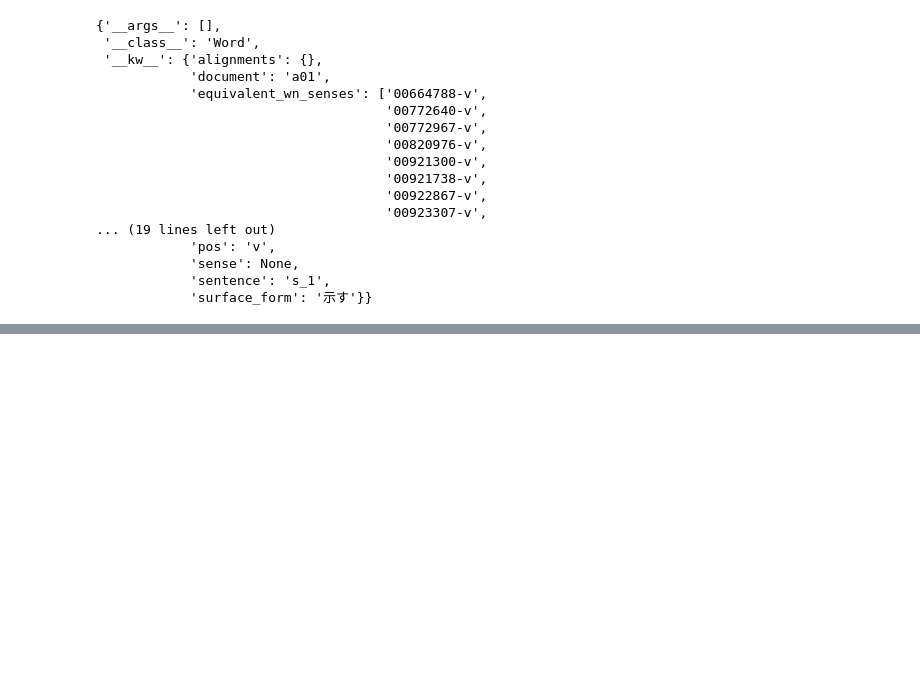
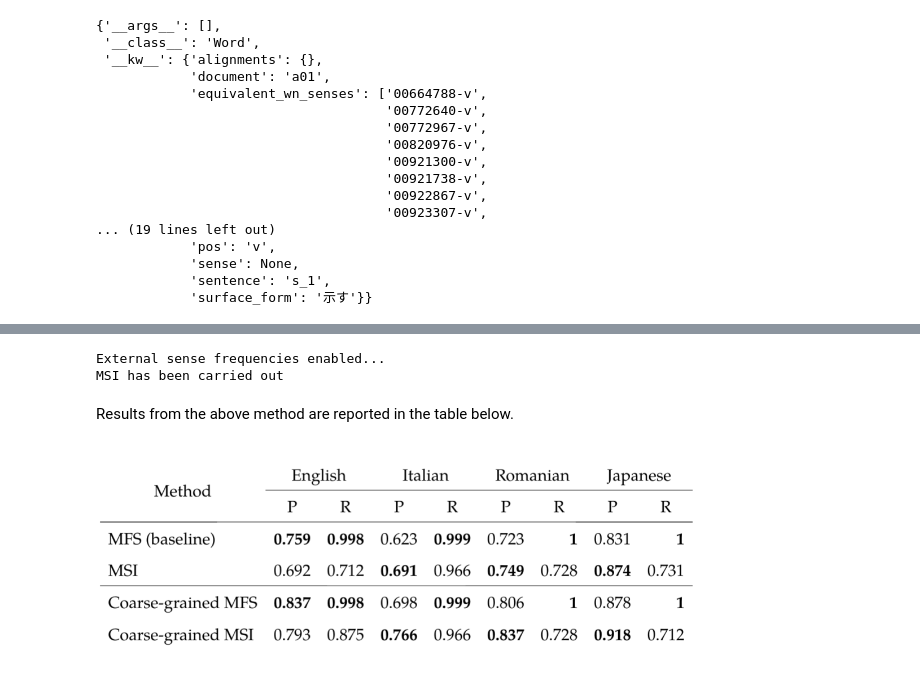
Before and after one commit to jusing-es/clwsd, a Jupyter notebook: code/MSI_demo.ipynb, the cells around one changed output, grey strips where cells are left out. Cells and saved outputs as stored; diff of their text form; code cells hidden in the pictures; blank space fills up the shorter version.

```diff
--- a/code/MSI_demo.ipynb
+++ b/code/MSI_demo.ipynb
@@ -124,0 +201,6 @@ NameError: name 'apply_msi_to_corpus' is not defined
+# %%
+msi.apply_msi_to_corpus(multilingual_corpus, langs, use_sense_frequencies=True)
+print("MSI has been carried out")
+# %% [output]
+External sense frequencies enabled...
+MSI has been carried out
@@ -124,0 +210,6 @@ NameError: name 'apply_msi_to_corpus' is not defined
+# %% [markdown]
+Results from the above method are reported in the table below.
+# %%
+Image(filename = '../resources/images/results.png', width=600, height=600)
+# %% [output]
+[figure, added]
```
Also changed, not shown: parts of 23 cells of this notebook, 3 other files.
